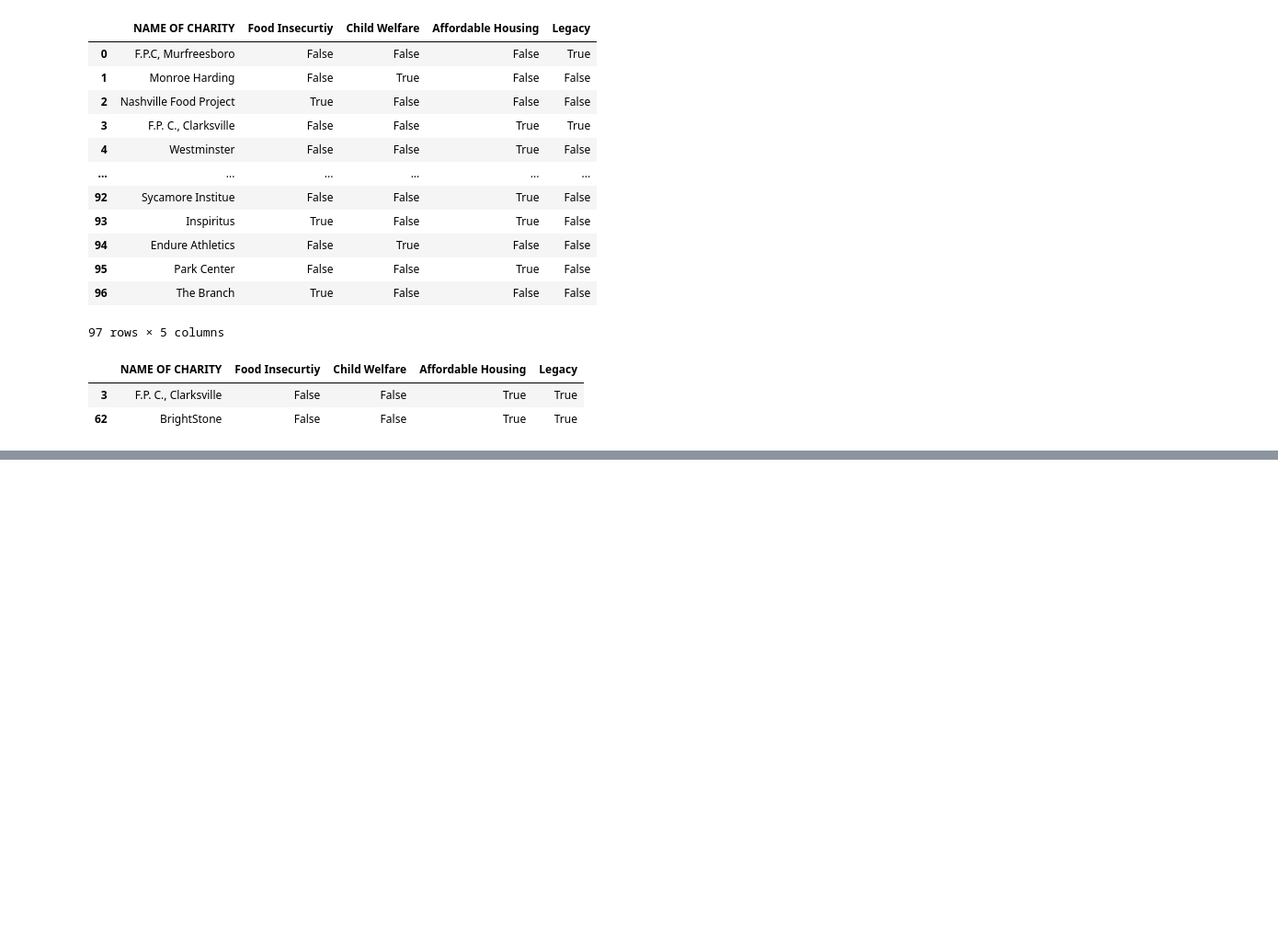
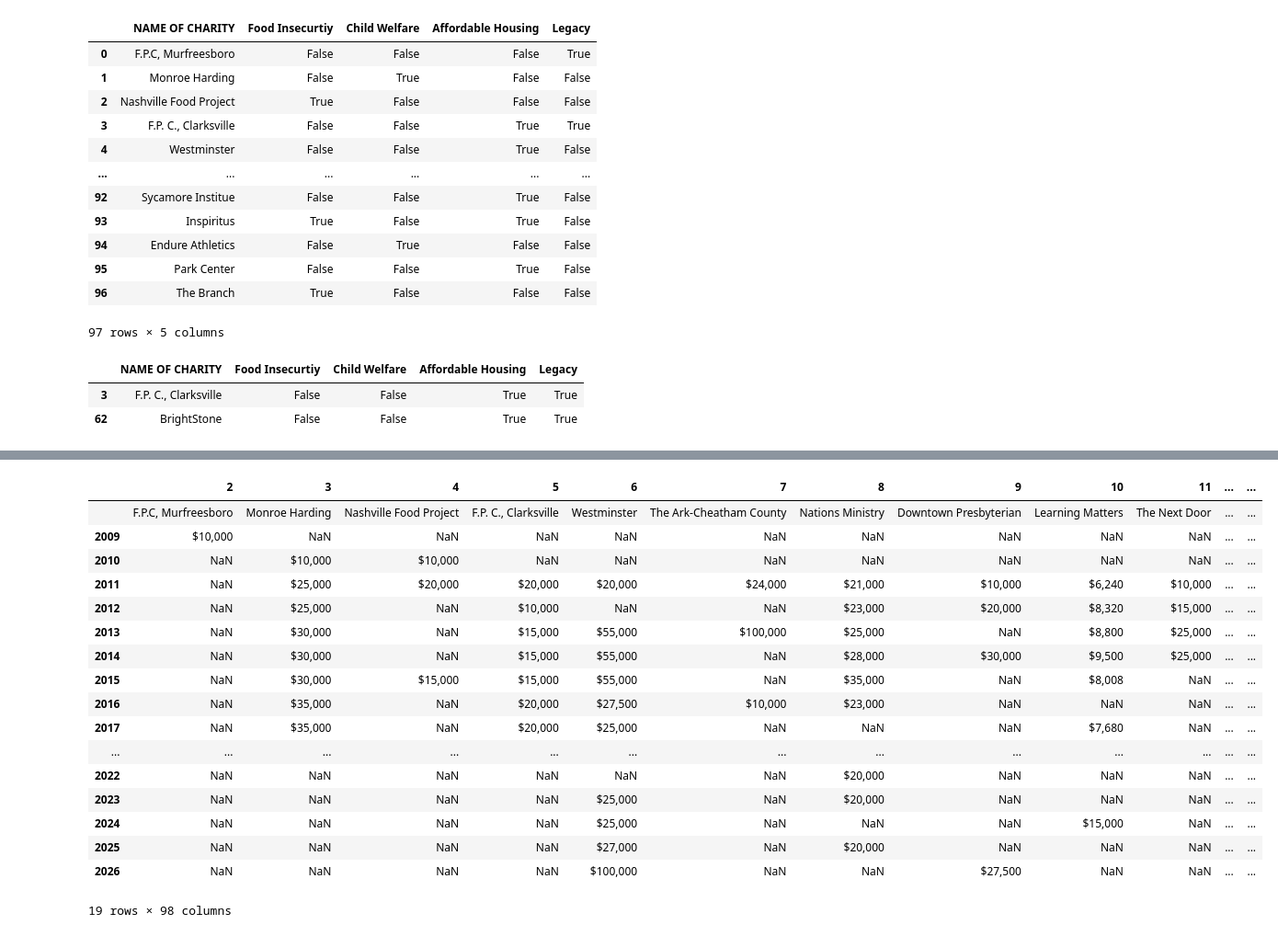
Before and after one commit to BigECire/eric-capstone, a Jupyter notebook: notebooks/data_cleaning.ipynb, the cells around one changed output, grey strips where cells are left out. Shown at 92% size. Drawn from its saved outputs; the diff is of its cells as text; code cells hidden in the pictures; blank space fills up the shorter version.

```diff
--- a/notebooks/data_cleaning.ipynb
+++ b/notebooks/data_cleaning.ipynb
@@ -150,0 +198,24 @@ categories_df.loc[categories_df.Legacy & (categories_df['Food Insecurtiy']+categ
+# %%
+grants_df = grants_df.rename(columns = {'Unnamed: 0': 'name'})
+# %%
+grants_df_alt = grants_df.rename(columns = {'name': ''}).T
+grants_df_alt
+# %% [output]
+|  | 2 | 3 | 4 | 5 | 6 | 7 | 8 | 9 | 10 | 11 | ... | ... |
+|  | F.P.C, Murfreesboro | Monroe Harding | Nashville Food Project | F.P. C., Clarksville | Westminster | The Ark-Cheatham County | Nations Ministry | Downtown Presbyterian | Learning Matters | The Next Door | ... | ... |
+| 2009 | $10,000 | NaN | NaN | NaN | NaN | NaN | NaN | NaN | NaN | NaN | ... | ... |
+| 2010 | NaN | $10,000 | $10,000 | NaN | NaN | NaN | NaN | NaN | NaN | NaN | ... | ... |
+| 2011 | NaN | $25,000 | $20,000 | $20,000 | $20,000 | $24,000 | $21,000 | $10,000 | $6,240 | $10,000 | ... | ... |
+| 2012 | NaN | $25,000 | NaN | $10,000 | NaN | NaN | $23,000 | $20,000 | $8,320 | $15,000 | ... | ... |
+| 2013 | NaN | $30,000 | NaN | $15,000 | $55,000 | $100,000 | $25,000 | NaN | $8,800 | $25,000 | ... | ... |
+| 2014 | NaN | $30,000 | NaN | $15,000 | $55,000 | NaN | $28,000 | $30,000 | $9,500 | $25,000 | ... | ... |
+| 2015 | NaN | $30,000 | $15,000 | $15,000 | $55,000 | NaN | $35,000 | NaN | $8,008 | NaN | ... | ... |
+| 2016 | NaN | $35,000 | NaN | $20,000 | $27,500 | $10,000 | $23,000 | NaN | NaN | NaN | ... | ... |
+| 2017 | NaN | $35,000 | NaN | $20,000 | $25,000 | NaN | NaN | NaN | $7,680 | NaN | ... | ... |
+| ... | ... | ... | ... | ... | ... | ... | ... | ... | ... | ... | ... | ... |
+| 2022 | NaN | NaN | NaN | NaN | NaN | NaN | $20,000 | NaN | NaN | NaN | ... | ... |
+| 2023 | NaN | NaN | NaN | NaN | $25,000 | NaN | $20,000 | NaN | NaN | NaN | ... | ... |
+| 2024 | NaN | NaN | NaN | NaN | $25,000 | NaN | NaN | NaN | $15,000 | NaN | ... | ... |
+| 2025 | NaN | NaN | NaN | NaN | $27,000 | NaN | $20,000 | NaN | NaN | NaN | ... | ... |
+| 2026 | NaN | NaN | NaN | NaN | $100,000 | NaN | NaN | $27,500 | NaN | NaN | ... | ... |
+19 rows × 98 columns
```
Also changed, not shown: parts of 8 cells of this notebook.
